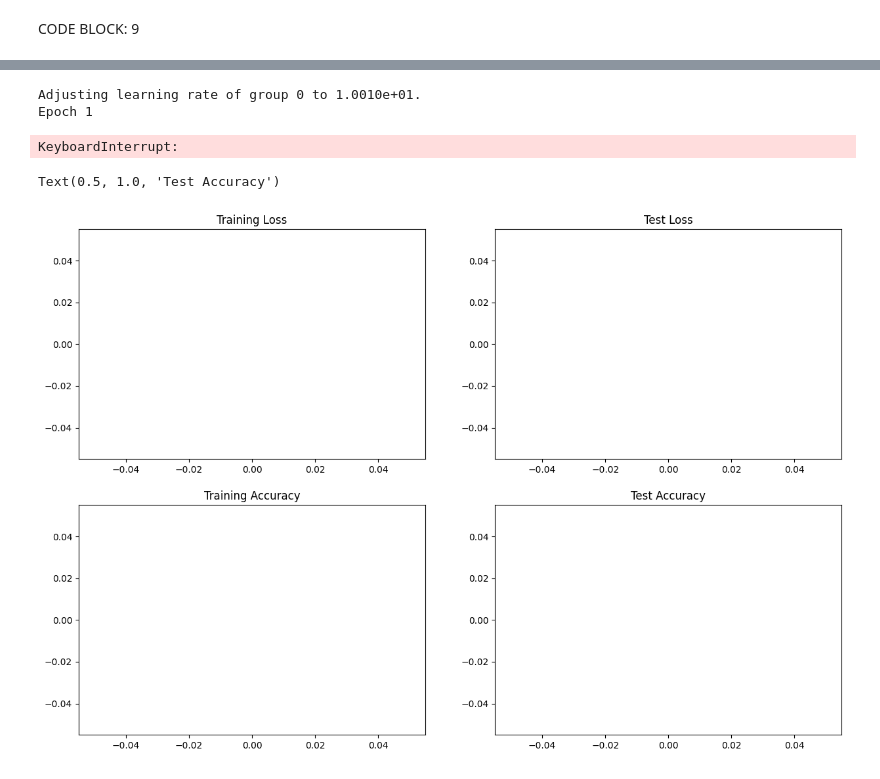
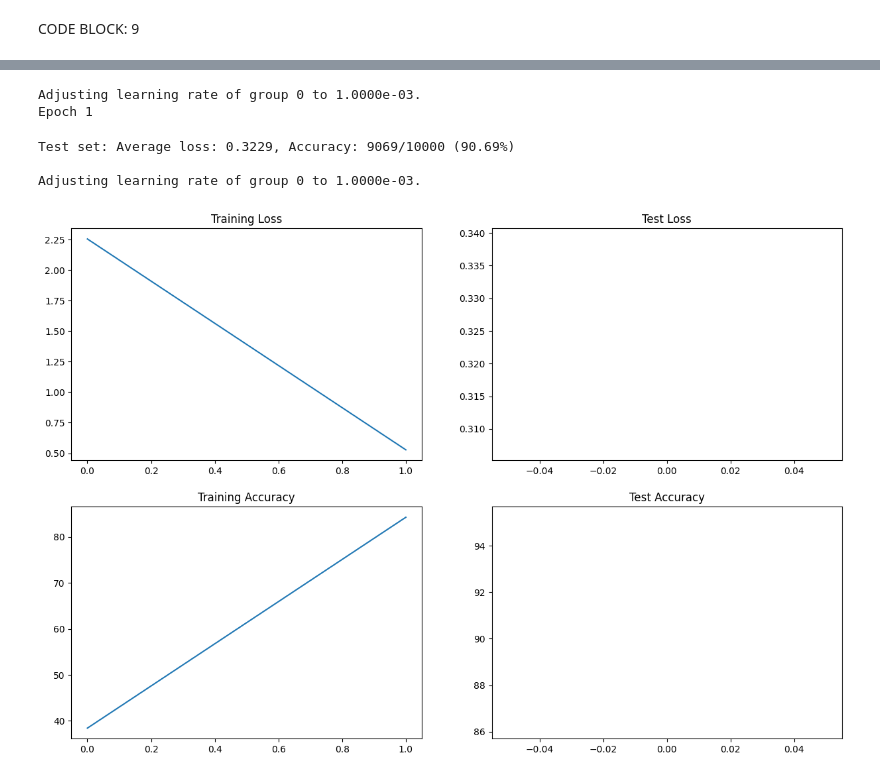
Before and after one commit to varun-k-singh/ERA, a Jupyter notebook: S5.ipynb, the cells around one changed output, grey strips where cells are left out. Cells and saved outputs as stored; diff of their text form; code cells hidden in the pictures.

Commit message:
updated criterion and draw chart in model file

```diff
--- a/S5.ipynb
+++ b/S5.ipynb
@@ -164,29 +85,18 @@ NameError: name 'model_summary' is not defined
 # %%
-optimizer = optim.SGD(model.parameters(), lr=10.01, momentum=0.9)
+optimizer = optim.SGD(model.parameters(), lr=0.001, momentum=0.9)
 scheduler = optim.lr_scheduler.StepLR(optimizer, step_size=15, gamma=0.1, verbose=True)
-num_epochs = 20
+# New Line
+criterion = F.nll_loss
+num_epochs = 1
 
 for epoch in range(1, num_epochs+1):
   print(f'Epoch {epoch}')
-  model_train(model, device, train_loader, optimizer)
-  model_test(model, device, test_loader)
+  model_train(model, device, train_loader, optimizer, criterion)
+  model_test(model, device, test_loader, criterion)
   scheduler.step()
 # %% [output]
-Adjusting learning rate of group 0 to 1.0010e+01.
+Adjusting learning rate of group 0 to 1.0000e-03.
 Epoch 1
-KeyboardInterrupt:
+Test set: Average loss: 0.3229, Accuracy: 9069/10000 (90.69%)
+
+Adjusting learning rate of group 0 to 1.0000e-03.
-# %%
-
-
-fig, axs = plt.subplots(2,2,figsize=(15,10))
-axs[0, 0].plot(train_losses)
-axs[0, 0].set_title("Training Loss")
-axs[1, 0].plot(train_acc)
-axs[1, 0].set_title("Training Accuracy")
-axs[0, 1].plot(test_losses)
-axs[0, 1].set_title("Test Loss")
-axs[1, 1].plot(test_acc)
-axs[1, 1].set_title("Test Accuracy")
-# %% [output]
-Text(0.5, 1.0, 'Test Accuracy')
-[figure, removed]
@@ -199,0 +103,4 @@ Text(0.5, 1.0, 'Test Accuracy')
+# %%
+draw_chart()
+# %% [output]
+[figure, added]
```
Also changed, not shown: parts of 11 cells of this notebook, 2 other files.
